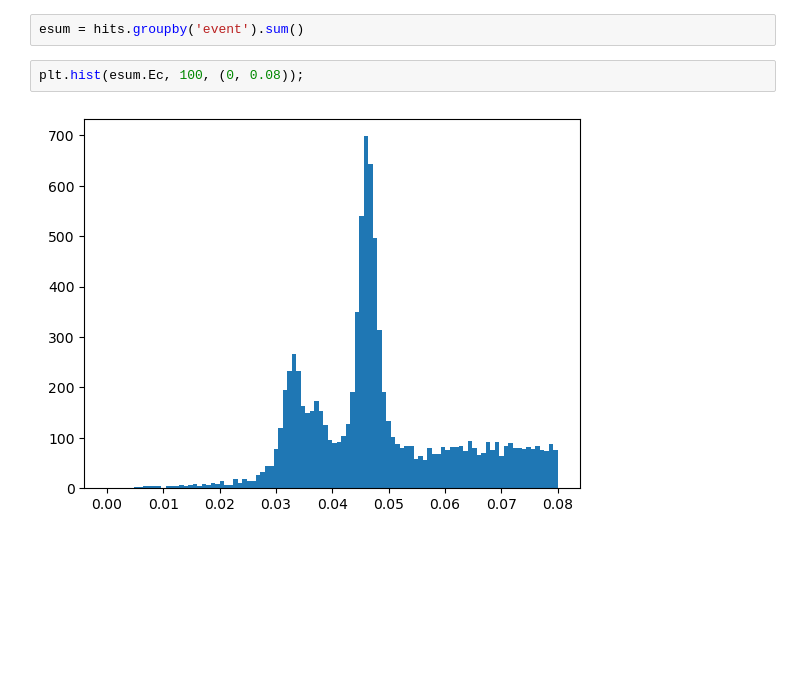
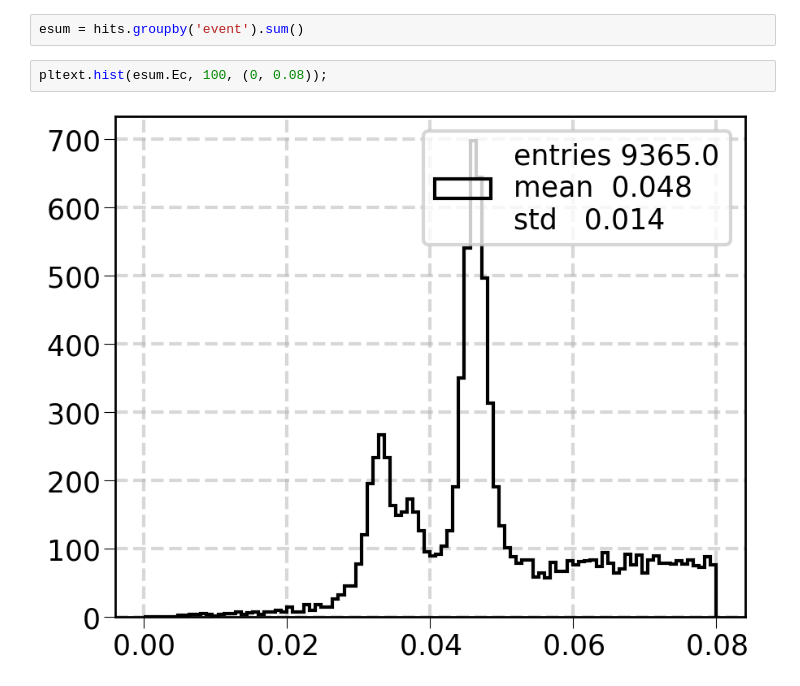
Before and after one commit to jahernando/nextana, a Jupyter notebook: NB/kr100/kr100_sophronia_run.ipynb, the cells around one changed output. Drawn from its saved outputs; the diff is of its cells as text; blank space fills up the shorter version.

```diff
--- a/NB/kr100/kr100_sophronia_run.ipynb
+++ b/NB/kr100/kr100_sophronia_run.ipynb
@@ -57,6 +71,6 @@ hits
 # %%
 esum = hits.groupby('event').sum()
 # %%
-plt.hist(esum.Ec, 100, (0, 0.08));
+pltext.hist(esum.Ec, 100, (0, 0.08));
 # %% [output]
-[figure, old version]
+[figure, new version]
```
Also changed, not shown: parts of 3 cells of this notebook.
